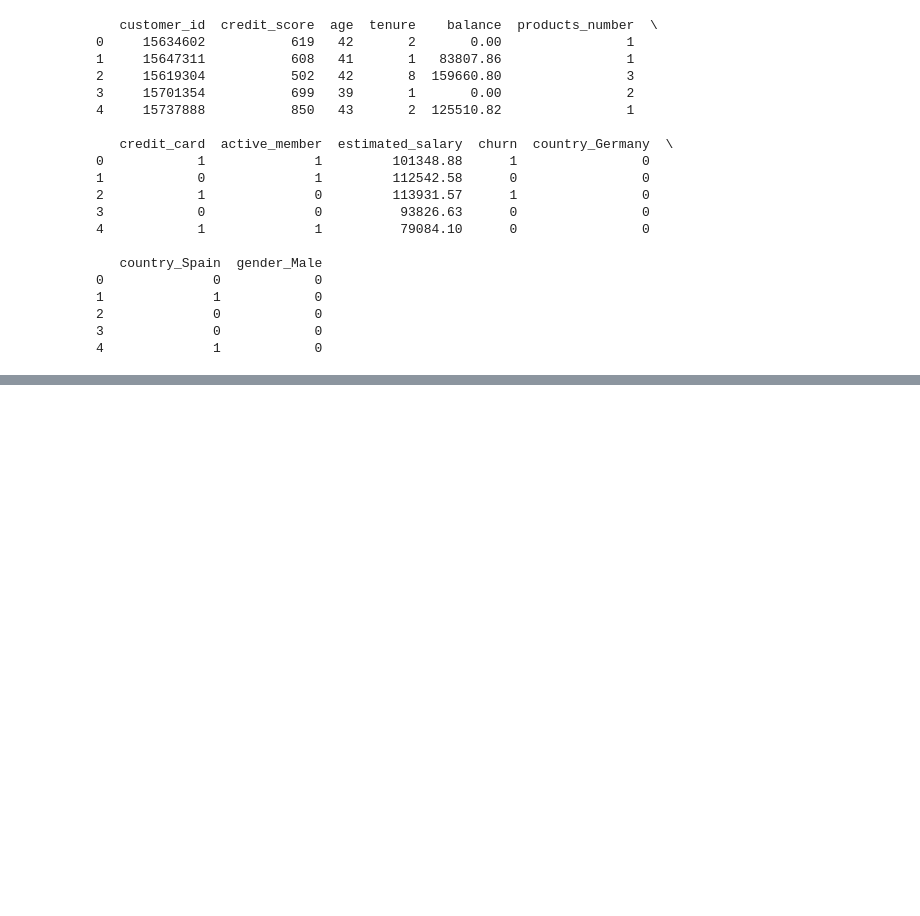
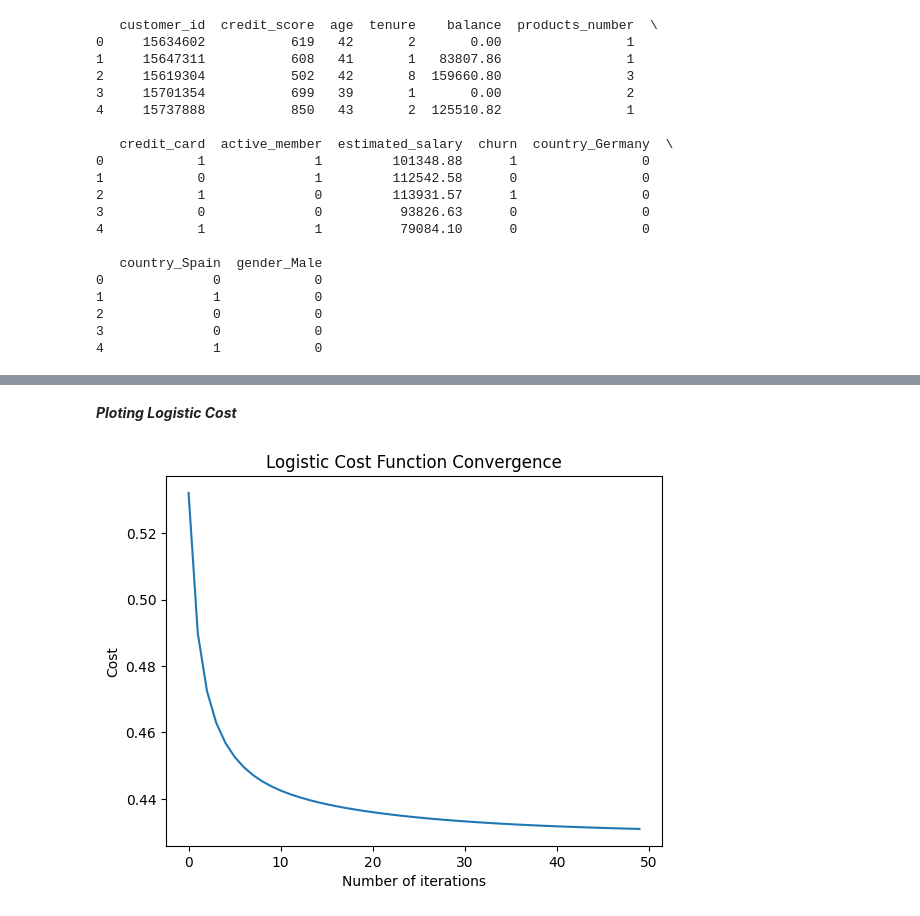
Before and after one commit to syed-shahzil/DeepLearning-NeuralNetworks-, a Jupyter notebook: DLNN-ASG 1/DLNN-ASG 1 By Syed Shahzil.ipynb, the cells around one changed output, grey strips where cells are left out. Drawn from its saved outputs; the diff is of its cells as text; code cells hidden in the pictures; blank space fills up the shorter version.

```diff
--- a/DLNN-ASG 1/DLNN-ASG 1 By Syed Shahzil.ipynb
+++ b/DLNN-ASG 1/DLNN-ASG 1 By Syed Shahzil.ipynb
@@ -425,0 +435,3 @@ data2[['country_Spain','country_Germany','gender_Male','credit_card','active_mem
+# %%
+def sigmoid(z):
+    return 1/(1+np.exp(-z))
@@ -425,0 +469,28 @@ data2[['country_Spain','country_Germany','gender_Male','credit_card','active_mem
+# %%
+def compute_gradient_logistic(x, y, w, b):
+    """
+    Computes the gradient for linear regression
+
+    Args:
+      x (ndarray (m,n): Data, m examples with n features
+      y (ndarray (m,)): target values
+      w (ndarray (n,)): model parameters
+      b (scalar)      : model parameter
+    Returns
+      dj_dw (ndarray (n,)): The gradient of the cost w.r.t. the parameters w.
+      dj_db (scalar)      : The gradient of the cost w.r.t. the parameter b.
+    """
+    m,n = x.shape
+    dj_dw = np.zeros((n,))                           #(n,)
+    dj_db = 0.
+
+    for i in range(m):
+        f_wb_i = sigmoid(np.dot(x[i],w) + b)          #(n,)(n,)=scalar
+        err_i  = f_wb_i  - y[i]                       #scalar
+        for j in range(n):
+            dj_dw[j] = dj_dw[j] + err_i * x[i,j]      #scalar
+        dj_db = dj_db + err_i
+    dj_dw = dj_dw/m                                   #(n,)
+    dj_db = dj_db/m                                   #scalar
+
+    return dj_db, dj_dw
@@ -425,0 +558,8 @@ data2[['country_Spain','country_Germany','gender_Male','credit_card','active_mem
+# %%
+w, b, c_histry= gradient_descent(np.array(X_train), np.array(Y_train),np.zeros(X_train.shape[1]), 0.0, 1, 50)
+pred_for_train= h_func_logis(np.array(X_train), w, b)
+pred_for_test= h_func_logis(np.array(X_test), w, b)
+Accuracy_train= np.mean(pred_for_train==np.array(Y_train))*100
+Accuracy_test= np.mean(pred_for_test==np.array(Y_test))*100
+print("Accuracy on Training Data: ", Accuracy_train)
+print("Accuracy on Testing Data: ", Accuracy_test)
@@ -425,0 +584,10 @@ data2[['country_Spain','country_Germany','gender_Male','credit_card','active_mem
+# %% [markdown]
+**_Ploting Logistic Cost_**
+# %%
+plt.plot(range(len(c_histry)), c_histry)
+plt.xlabel("Number of iterations")
+plt.ylabel("Cost")
+plt.title("Logistic Cost Function Convergence")
+plt.show()
+# %% [output]
+[figure, added]
```
Also changed, not shown: parts of 11 cells of this notebook, 4 other files.
